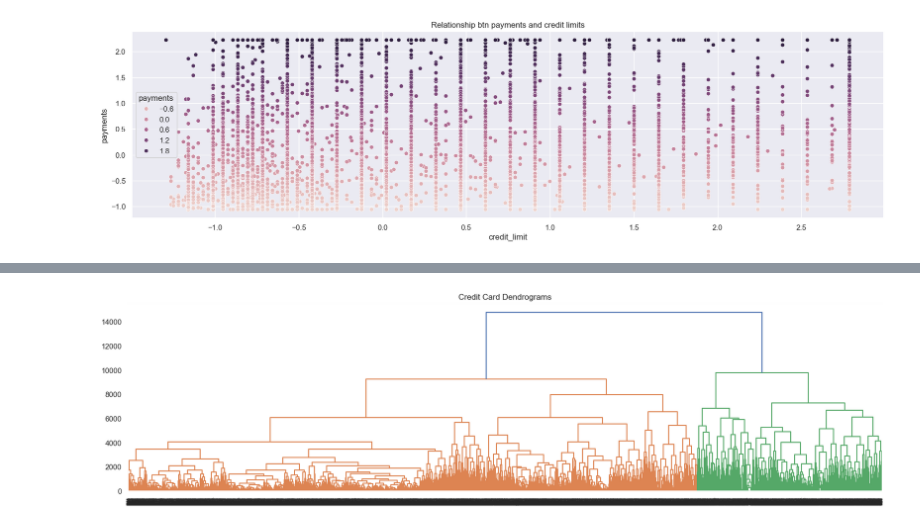
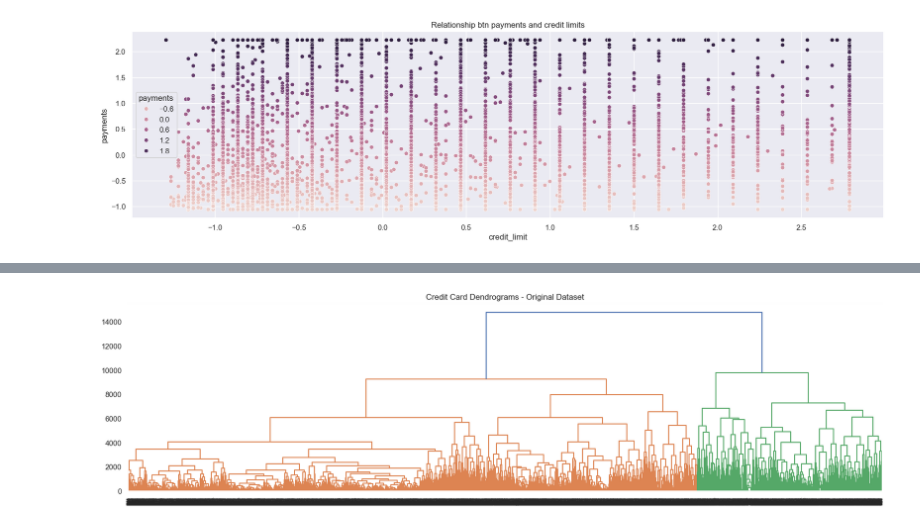
Before and after one commit to normanmunge/credit-card-clustering, a Jupyter notebook: credit-card-clustering.ipynb, the cells around one changed output, grey strips where cells are left out. Cells and saved outputs as stored; diff of their text form; code cells hidden in the pictures.

```diff
--- a/credit-card-clustering.ipynb
+++ b/credit-card-clustering.ipynb
@@ -348,14 +348,14 @@ plt.colorbar(scatter)
 # %%
 #Visualize Dendogram for original dataset
 import scipy.cluster.hierarchy as shc
 
 plt.figure(figsize=(20,5))
 
-plt.title("Credit Card Dendrograms")
+plt.title("Credit Card Dendrograms - Original Dataset")
 
 dend=shc.dendrogram(shc.linkage(new_df, method="complete"))
 # %% [output]
-[figure, old version]
+[figure, new version]
 # %%
 # Visualize the clustering on scaled dataset
 fig = plt.figure(figsize=(20,5))
```
Also changed, not shown: parts of 20 cells of this notebook.
